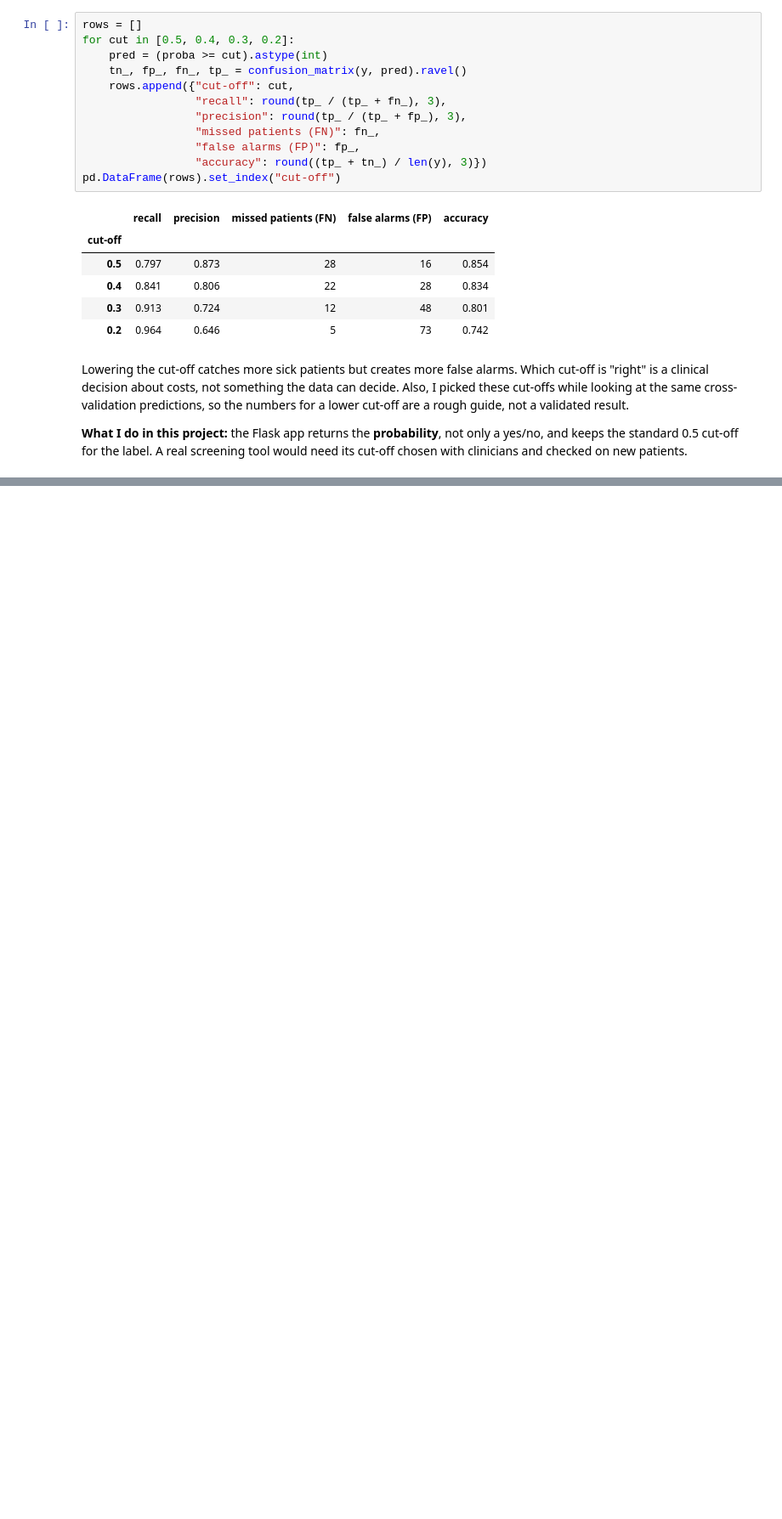
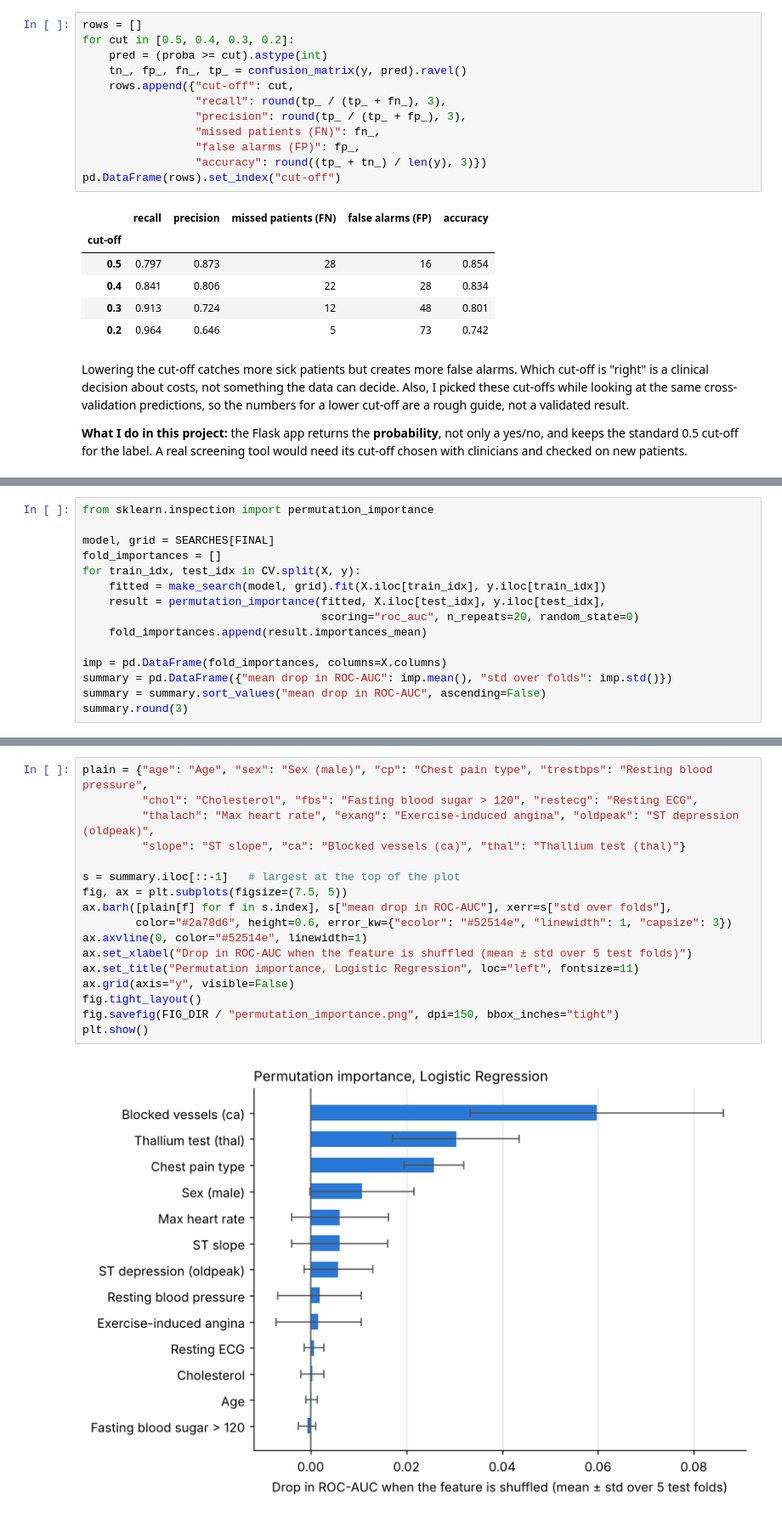
Before and after one commit to mrym1/Heart_Disease_Prediction_Flask, a Jupyter notebook: notebooks/02_results.ipynb, the cells around one changed output, grey strips where cells are left out. Shown at 85% size. Drawn from its saved outputs; the diff is of its cells as text; blank space fills up the shorter version.

Commit message:
Add final model training and feature importance

```diff
--- a/notebooks/02_results.ipynb
+++ b/notebooks/02_results.ipynb
@@ -185,0 +195,15 @@ Lowering the cut-off catches more sick patients but creates more false alarms. W
+# %%
+from sklearn.inspection import permutation_importance
+
+model, grid = SEARCHES[FINAL]
+fold_importances = []
+for train_idx, test_idx in CV.split(X, y):
+    fitted = make_search(model, grid).fit(X.iloc[train_idx], y.iloc[train_idx])
+    result = permutation_importance(fitted, X.iloc[test_idx], y.iloc[test_idx],
+                                    scoring="roc_auc", n_repeats=20, random_state=0)
+    fold_importances.append(result.importances_mean)
+
+imp = pd.DataFrame(fold_importances, columns=X.columns)
+summary = pd.DataFrame({"mean drop in ROC-AUC": imp.mean(), "std over folds": imp.std()})
+summary = summary.sort_values("mean drop in ROC-AUC", ascending=False)
+summary.round(3)
@@ -185,0 +225,19 @@ Lowering the cut-off catches more sick patients but creates more false alarms. W
+# %%
+plain = {"age": "Age", "sex": "Sex (male)", "cp": "Chest pain type", "trestbps": "Resting blood pressure",
+         "chol": "Cholesterol", "fbs": "Fasting blood sugar > 120", "restecg": "Resting ECG",
+         "thalach": "Max heart rate", "exang": "Exercise-induced angina", "oldpeak": "ST depression (oldpeak)",
+         "slope": "ST slope", "ca": "Blocked vessels (ca)", "thal": "Thallium test (thal)"}
+
+s = summary.iloc[::-1]   # largest at the top of the plot
+fig, ax = plt.subplots(figsize=(7.5, 5))
+ax.barh([plain[f] for f in s.index], s["mean drop in ROC-AUC"], xerr=s["std over folds"],
+        color="#2a78d6", height=0.6, error_kw={"ecolor": "#52514e", "linewidth": 1, "capsize": 3})
+ax.axvline(0, color="#52514e", linewidth=1)
+ax.set_xlabel("Drop in ROC-AUC when the feature is shuffled (mean ± std over 5 test folds)")
+ax.set_title("Permutation importance, Logistic Regression", loc="left", fontsize=11)
+ax.grid(axis="y", visible=False)
+fig.tight_layout()
+fig.savefig(FIG_DIR / "permutation_importance.png", dpi=150, bbox_inches="tight")
+plt.show()
+# %% [output]
+[figure, added]
```
Also changed, not shown: parts of 5 cells of this notebook, 4 other files.
